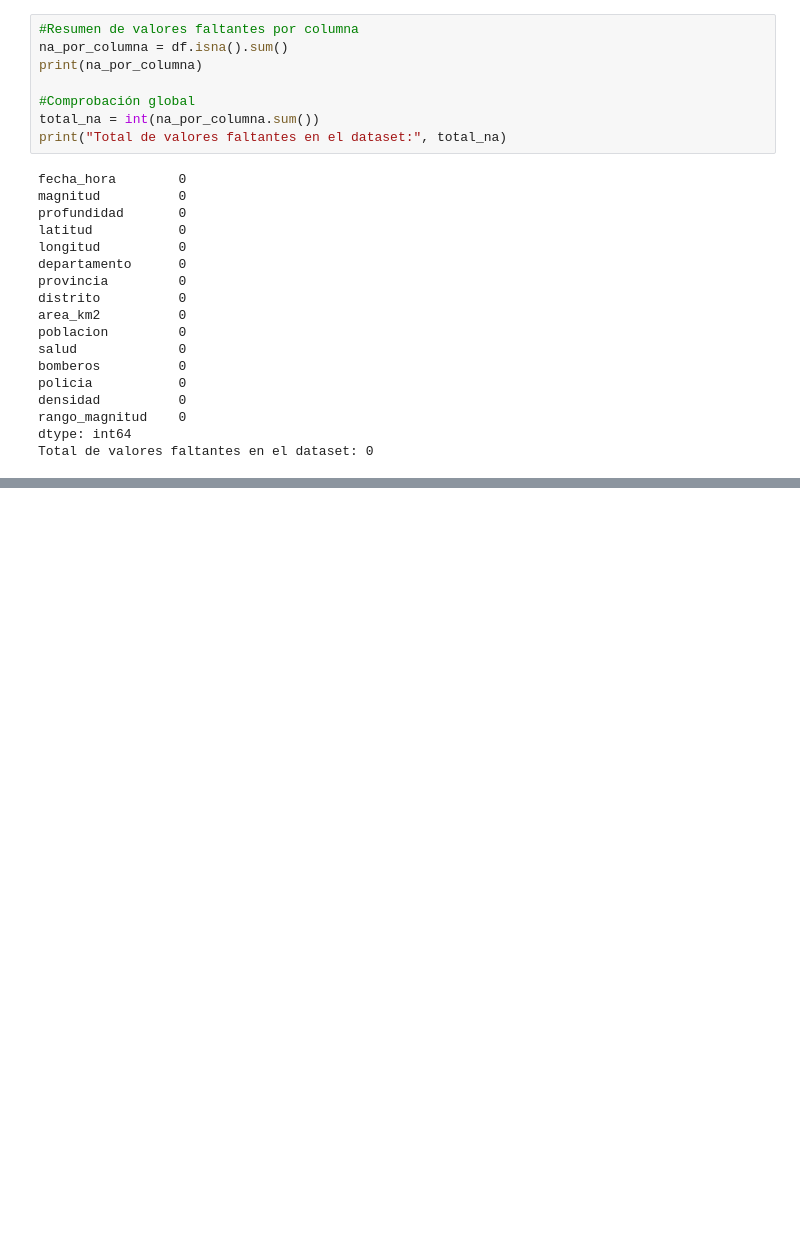
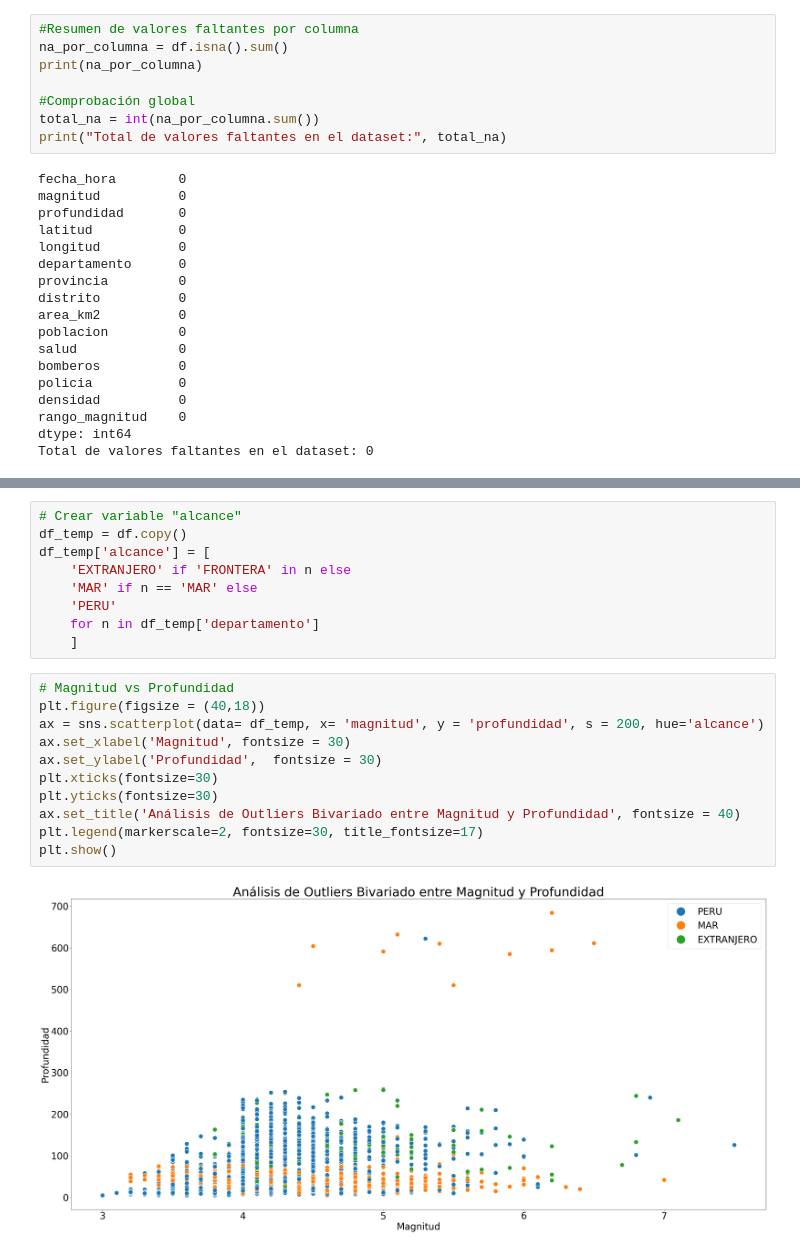
Before and after one commit to lmontoyas/project_IGP, a Jupyter notebook: entregable/adquisition_ipg.ipynb, the cells around one changed output, grey strips where cells are left out. Cells and saved outputs as stored; diff of their text form; blank space fills up the shorter version.

```diff
--- a/entregable/adquisition_ipg.ipynb
+++ b/entregable/adquisition_ipg.ipynb
@@ -1029,0 +1213,22 @@ Total de valores faltantes en el dataset: 0
+# %%
+# Crear variable "alcance"
+df_temp = df.copy()
+df_temp['alcance'] = [
+    'EXTRANJERO' if 'FRONTERA' in n else
+    'MAR' if n == 'MAR' else
+    'PERU'
+    for n in df_temp['departamento']
+    ]
+# %%
+# Magnitud vs Profundidad
+plt.figure(figsize = (40,18))
+ax = sns.scatterplot(data= df_temp, x= 'magnitud', y = 'profundidad', s = 200, hue='alcance')
+ax.set_xlabel('Magnitud', fontsize = 30)
+ax.set_ylabel('Profundidad',  fontsize = 30)
+plt.xticks(fontsize=30)
+plt.yticks(fontsize=30)
+ax.set_title('Análisis de Outliers Bivariado entre Magnitud y Profundidad', fontsize = 40)
+plt.legend(markerscale=2, fontsize=30, title_fontsize=17)
+plt.show()
+# %% [output]
+[figure, added]
```
Also changed, not shown: parts of 19 cells of this notebook.
